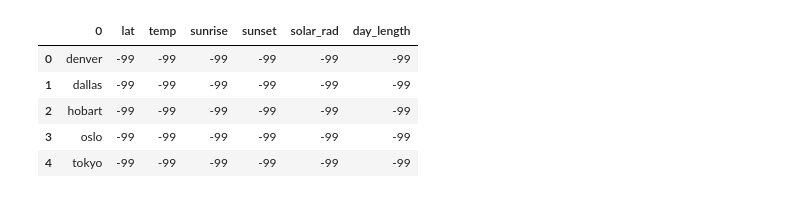
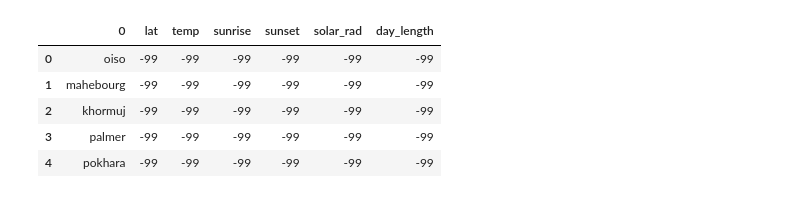
Before and after one commit to justinlpottsco/Project-The_Undercover_Federales, a Jupyter notebook: weather.ipynb, the cells around one changed output. Drawn from its saved outputs; the diff is of its cells as text; code cells hidden in the pictures.

```diff
--- a/weather.ipynb
+++ b/weather.ipynb
@@ -39,22 +39,21 @@ len(cities)
 # %%
-cities = ["denver","dallas","hobart", "oslo", "tokyo", "paris"]
 cities_df = pd.DataFrame(cities)
 #cities_df.rename({1:"City"},inplace=True)
 cities_df["lat"]=-99
 cities_df["temp"]=-99
 cities_df["sunrise"]=-99
 cities_df["sunset"]=-99
 cities_df["solar_rad"]=-99
 #cities_df["elev_angle"]=-99
 cities_df["day_length"]=-99
 cities_df.head()
 # %% [output]
 |  | 0 | lat | temp | sunrise | sunset | solar_rad | day_length |
-| 0 | denver | -99 | -99 | -99 | -99 | -99 | -99 |
-| 1 | dallas | -99 | -99 | -99 | -99 | -99 | -99 |
-| 2 | hobart | -99 | -99 | -99 | -99 | -99 | -99 |
-| 3 | oslo | -99 | -99 | -99 | -99 | -99 | -99 |
-| 4 | tokyo | -99 | -99 | -99 | -99 | -99 | -99 |
+| 0 | oiso | -99 | -99 | -99 | -99 | -99 | -99 |
+| 1 | mahebourg | -99 | -99 | -99 | -99 | -99 | -99 |
+| 2 | khormuj | -99 | -99 | -99 | -99 | -99 | -99 |
+| 3 | palmer | -99 | -99 | -99 | -99 | -99 | -99 |
+| 4 | pokhara | -99 | -99 | -99 | -99 | -99 | -99 |
 # %%
 def timeDiff(sunrise, sunset):
 # some stations have a sunrise and sunset of 0 because the sun is always above
```
Also changed, not shown: parts of 2 cells of this notebook, 1 other file.
